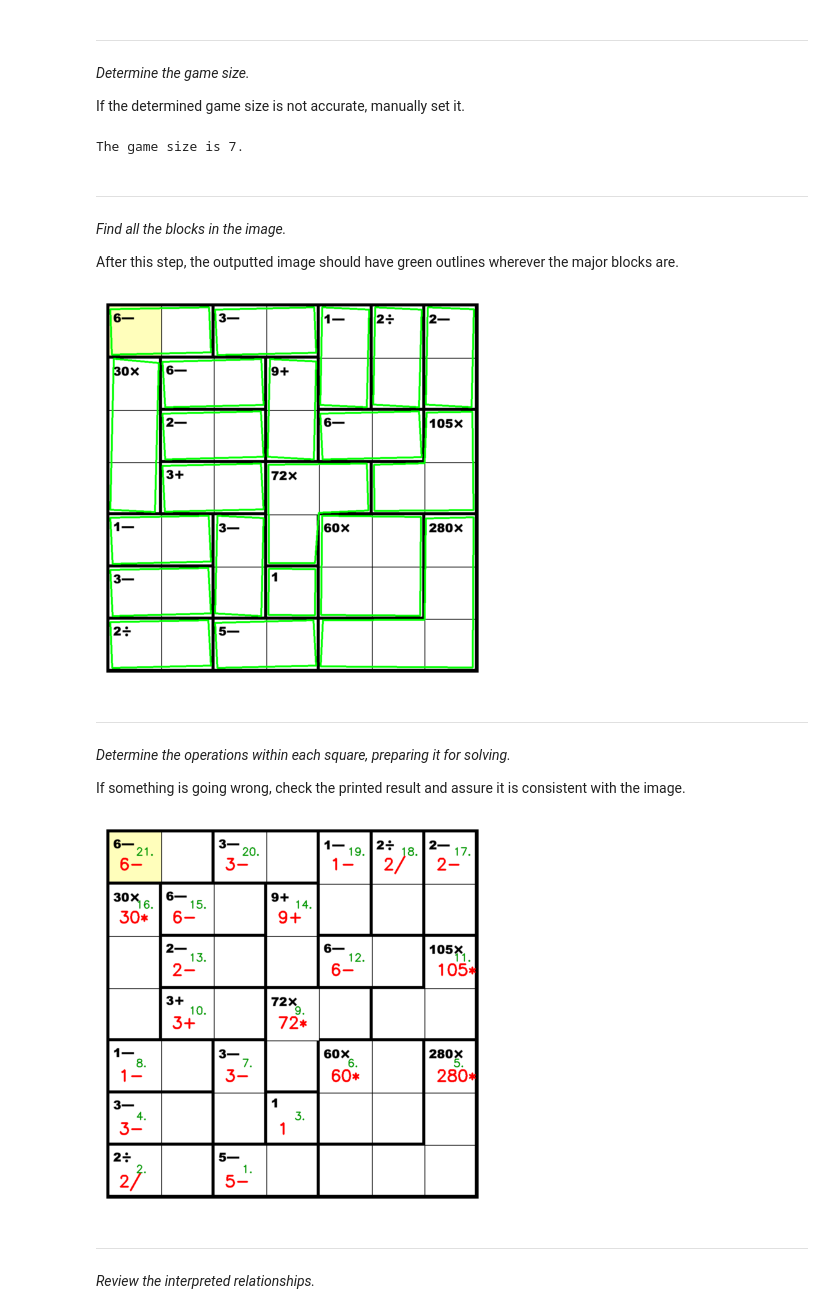
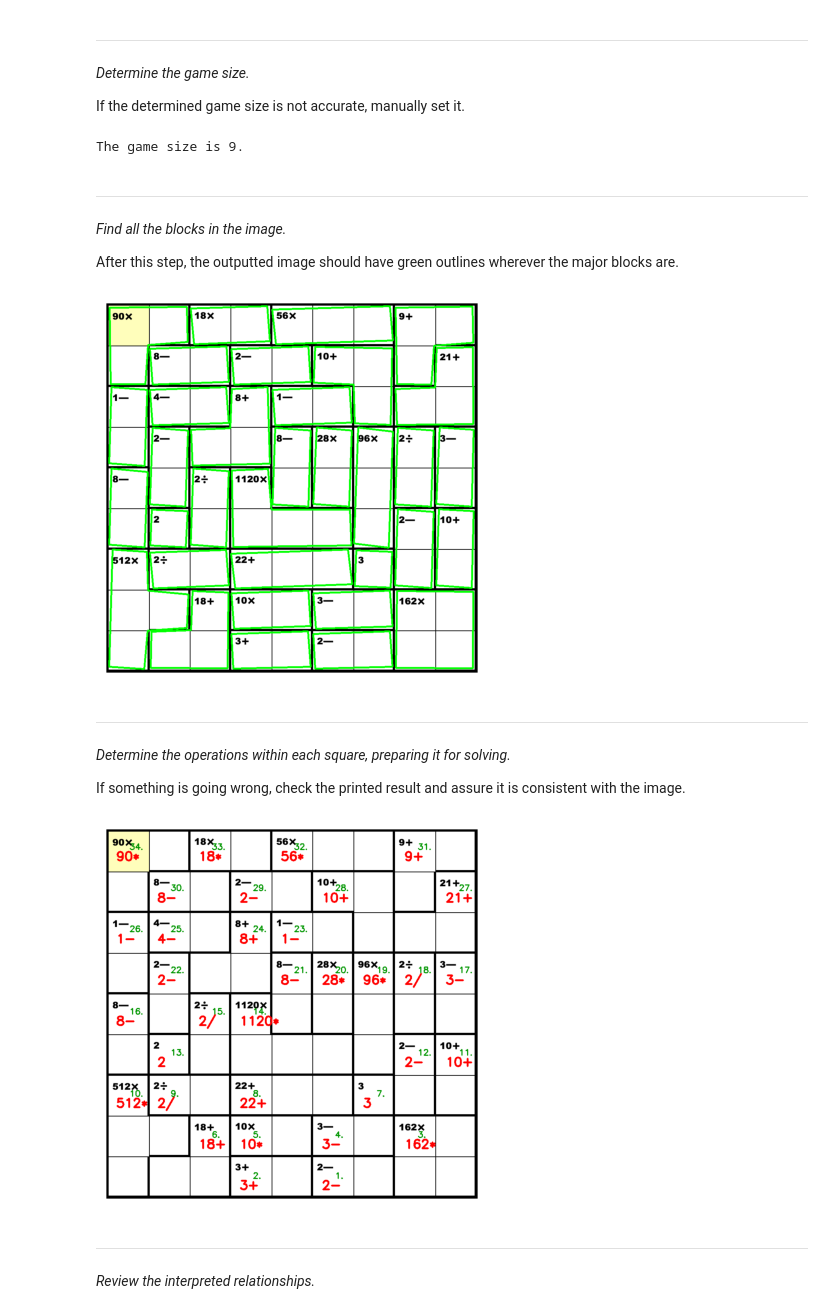
Before and after one commit to vivaansinghvi07/kenken-solver, a Jupyter notebook: walkthrough.ipynb, the cells around one changed output. Saved outputs shown, nothing was run; the diff lists cells and outputs as text; code cells hidden in the pictures.

```diff
--- a/walkthrough.ipynb
+++ b/walkthrough.ipynb
@@ -15,8 +15,8 @@ REPLACEMENT_PAIRS = [
     ('2', '5')
 ]
 
-SKIP_VERIFICATION = True
-FILENAME = "kenken.png"
+SKIP_VERIFICATION = False
+FILENAME = "ex1.png"
 
 # for quietly stopping jupyter cell
 class StopExecution(Exception):
@@ -115,7 +115,7 @@ print(f"The game size is {GAME_SIZE}.")
 
 # GAME_SIZE =    # MNAUALLY SET IT HERE
 # %% [output]
-The game size is 7.
+The game size is 9.
 # %% [markdown]
 <hr>
 
@@ -145,7 +145,7 @@ newimg = cv2.drawContours(img.copy(), shapes, -1, (0,255,0), 3)
 # display the image with drawn contours and approximate contours
 imshow(newimg)
 # %% [output]
-[figure, old version]
+[figure, new version]
 # %% [markdown]
 <hr>
 
@@ -257,6 +257,7 @@ for approx in shapes:
 # standardize all the colors
 grayed = cv2.cvtColor(img.copy(), cv2.COLOR_BGR2GRAY)
 newimg = cv2.convertScaleAbs(grayed, alpha=2)
+# newimg = img.copy()
 
 # starter values
 operations = []
@@ -277,8 +278,8 @@ for i in range(len(relations)):
     for point in rel:
 
         # gets the box of the square
-        y_lower, x_lower = max(int((point.y+0.025)*BOX_SIZE), 0), max(int((point.x+0.025)*BOX_SIZE), 0)
-        y_upper, x_upper = int(y_lower+BOX_SIZE*0.95), int(x_lower+BOX_SIZE*0.95)
+        y_lower, x_lower = max(int((point.y + 0.05)*BOX_SIZE), 0), max(int((point.x + 0.05)*BOX_SIZE), 0)
+        y_upper, x_upper = int(y_lower+BOX_SIZE * 0.9), int(x_lower+BOX_SIZE * 0.9)
         cropped_img = newimg[y_lower:y_upper, x_lower:x_upper]
 
         # checks if text could be read
@@ -313,34 +314,36 @@ for i in range(len(relations)):
                 text = cropped_img
                 match len(rel):
                     case 2:
+                        # cropped_img = cv2.cvtColor(cropped_img, cv2.COLOR_BGR2GRAY)
+                        # cropped_img = cv2.GaussianBlur(cropped_img, (3, 3), 0)
                         contours, hierarchy = cv2.findContours(cropped_img, cv2.RETR_TREE, cv2.CHAIN_APPROX_SIMPLE)
                         contour_length = len(contours)
 
                         # determine how many contours there are, differentiate between div and sub
                         if contour_length - number_contour_count(operation["result"]) > 2:
                             operation["operand"] = Ops.DIVISION
                         else:
                             operation["operand"] = Ops.SUBTRACTION
                     case 1:
                         operation["operand"] = Ops.CONSTANT
                     case _:
                         raise Exception("Invalid pattern detected.")
 
             # sotres values within the operation
             operation["squares"] = copy(rel)
             operation["text_point"] = point
 
             # adds interpretation to display image
             dispimg = show_interpretation(dispimg, operation)
             id += 1
             break
 
     if operation["operand"] != None:    # makes sure it's not empty
         operations.append(operation)
 
 imshow(dispimg)
 # %% [output]
-[figure, old version]
+[figure, new version]
 # %% [markdown]
 <hr>
 
```
Also changed, not shown: parts of 4 cells of this notebook.
